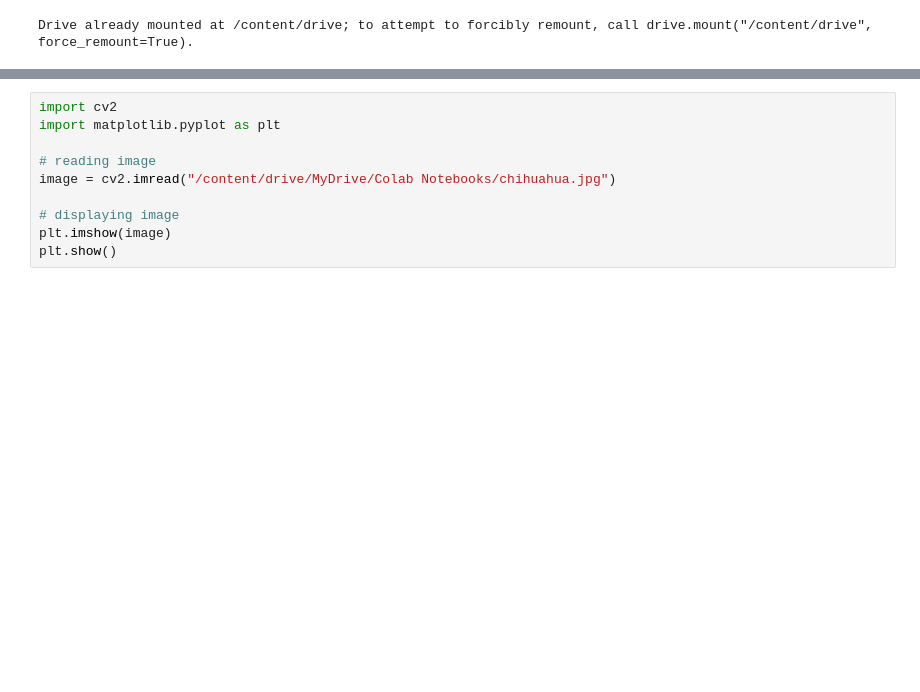
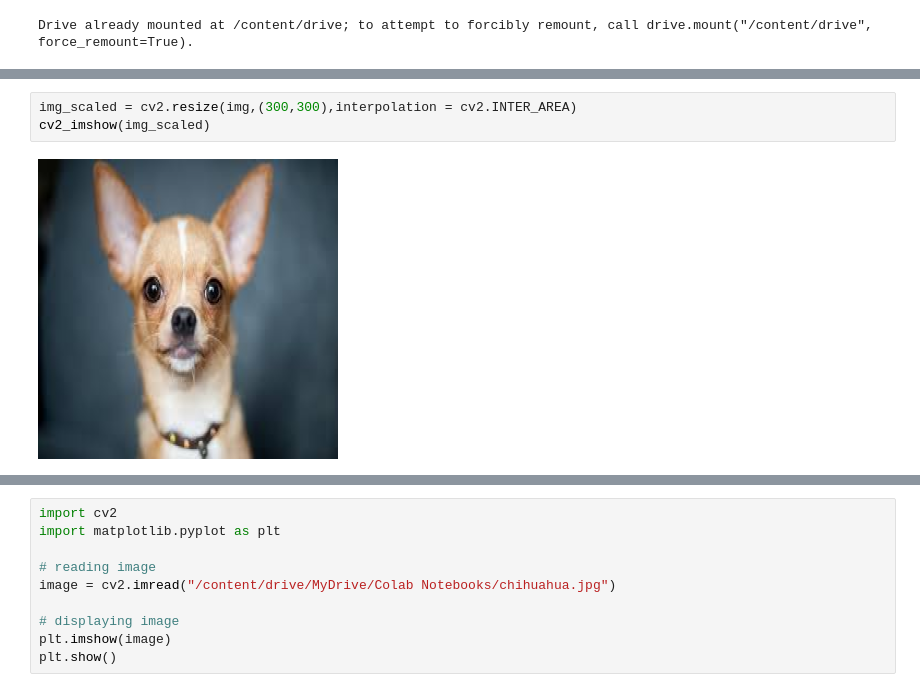
Before and after one commit to Minhaz78/Computer-Vision, a Jupyter notebook: Image_analysis.ipynb, the cells around one changed output, grey strips where cells are left out. Drawn from its saved outputs; the diff is of its cells as text; blank space fills up the shorter version.

```diff
--- a/Image_analysis.ipynb
+++ b/Image_analysis.ipynb
@@ -23,0 +49,5 @@ img.shape
+# %%
+img_scaled = cv2.resize(img,(300,300),interpolation = cv2.INTER_AREA)
+cv2_imshow(img_scaled)
+# %% [output]
+[figure, added]
```
Also changed, not shown: parts of 11 cells of this notebook.
